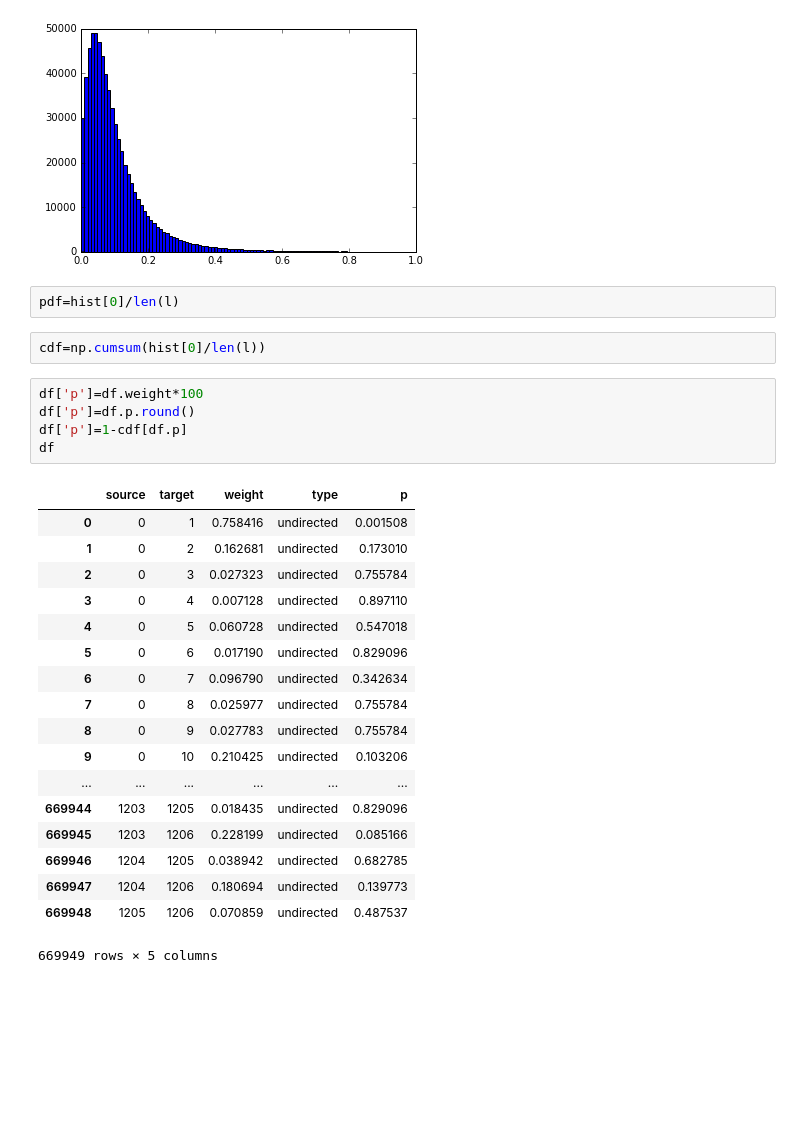
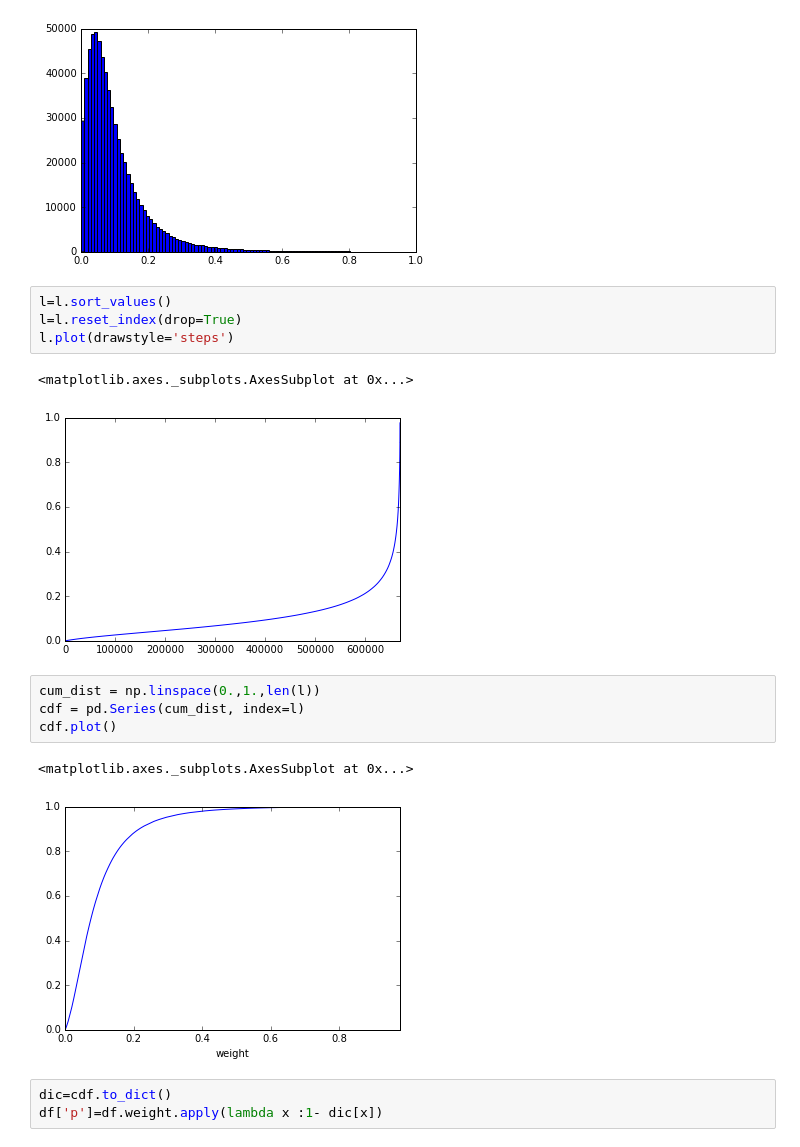
Before and after one commit to Moqri/KnowledgeMap, a Jupyter notebook: analysis/lsi.ipynb, the cells around one changed output. Cells and saved outputs as stored; diff of their text form; blank space fills up the shorter version.

```diff
--- a/analysis/lsi.ipynb
+++ b/analysis/lsi.ipynb
@@ -129,32 +113,21 @@ l=df.weight
 hist=plt.hist(l,101)
 # %% [output]
 [figure]
-# %%
-pdf=hist[0]/len(l)
-# %%
-cdf=np.cumsum(hist[0]/len(l))
-# %%
-df['p']=df.weight*100
-df['p']=df.p.round()
-df['p']=1-cdf[df.p]
-df
-# %% [output]
-|  | source | target | weight | type | p |
-| 0 | 0 | 1 | 0.758416 | undirected | 0.001508 |
-| 1 | 0 | 2 | 0.162681 | undirected | 0.173010 |
-| 2 | 0 | 3 | 0.027323 | undirected | 0.755784 |
-| 3 | 0 | 4 | 0.007128 | undirected | 0.897110 |
-| 4 | 0 | 5 | 0.060728 | undirected | 0.547018 |
-| 5 | 0 | 6 | 0.017190 | undirected | 0.829096 |
-| 6 | 0 | 7 | 0.096790 | undirected | 0.342634 |
-| 7 | 0 | 8 | 0.025977 | undirected | 0.755784 |
-| 8 | 0 | 9 | 0.027783 | undirected | 0.755784 |
-| 9 | 0 | 10 | 0.210425 | undirected | 0.103206 |
-| ... | ... | ... | ... | ... | ... |
-| 669944 | 1203 | 1205 | 0.018435 | undirected | 0.829096 |
-| 669945 | 1203 | 1206 | 0.228199 | undirected | 0.085166 |
-| 669946 | 1204 | 1205 | 0.038942 | undirected | 0.682785 |
-| 669947 | 1204 | 1206 | 0.180694 | undirected | 0.139773 |
-| 669948 | 1205 | 1206 | 0.070859 | undirected | 0.487537 |
-669949 rows × 5 columns
+# %%
+l=l.sort_values()
+l=l.reset_index(drop=True)
+l.plot(drawstyle='steps')
+# %% [output]
+<matplotlib.axes._subplots.AxesSubplot at 0x...>
+[figure, added]
+# %%
+cum_dist = np.linspace(0.,1.,len(l))
+cdf = pd.Series(cum_dist, index=l)
+cdf.plot()
+# %% [output]
+<matplotlib.axes._subplots.AxesSubplot at 0x...>
+[figure, added]
+# %%
+dic=cdf.to_dict()
+df['p']=df.weight.apply(lambda x :1- dic[x])
 # %%
```
Also changed, not shown: parts of 4 cells of this notebook, 3 other files.
